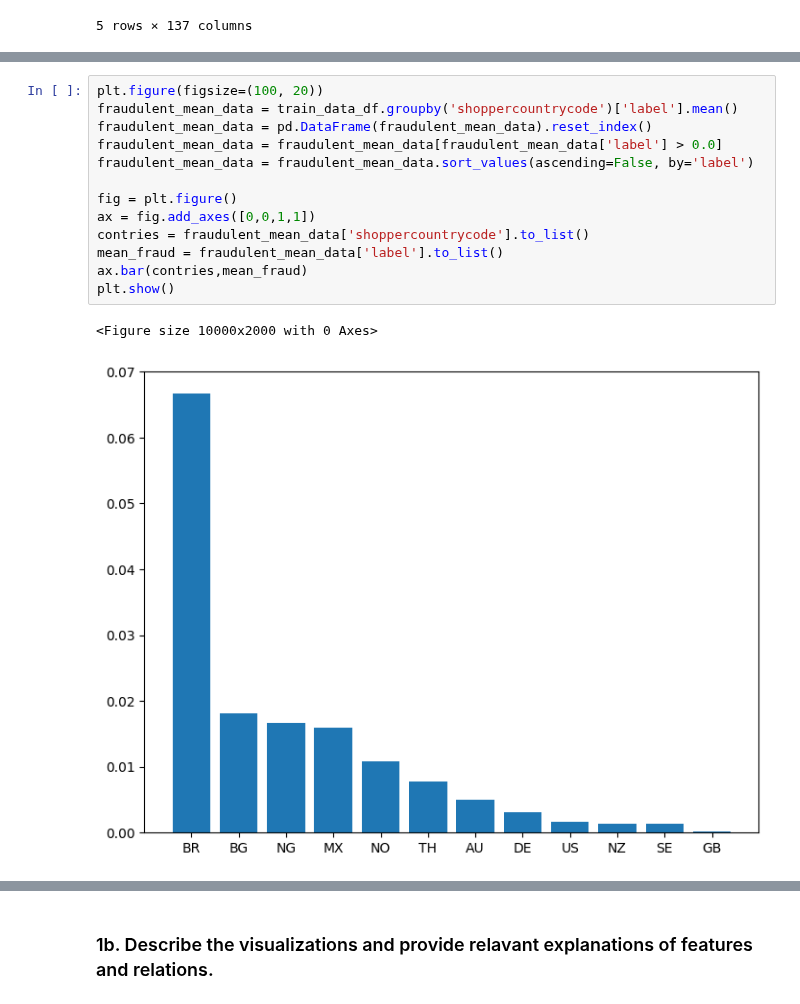
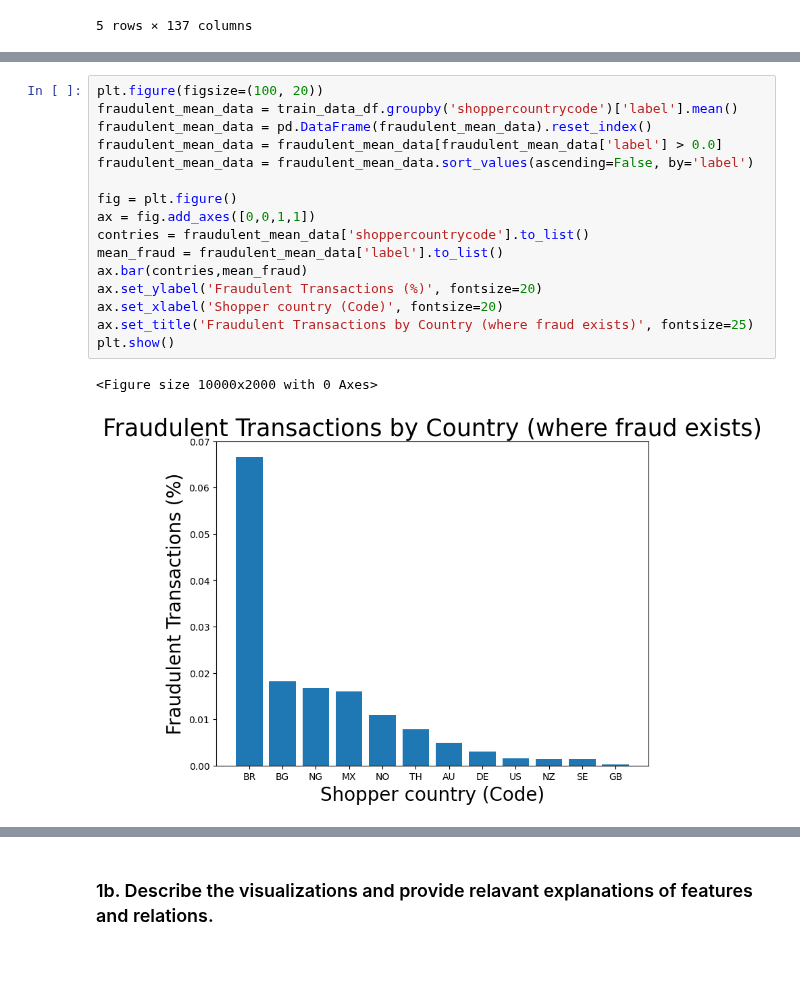
Before and after one commit to kbaran1998/CS4035-cyber-data, a Jupyter notebook: lab1/Lab1.ipynb, the cells around one changed output, grey strips where cells are left out. Cells and saved outputs as stored; diff of their text form; blank space fills up the shorter version.

```diff
--- a/lab1/Lab1.ipynb
+++ b/lab1/Lab1.ipynb
@@ -340,16 +330,19 @@ plt.show()
 # %%
 plt.figure(figsize=(100, 20))
 fraudulent_mean_data = train_data_df.groupby('shoppercountrycode')['label'].mean()
 fraudulent_mean_data = pd.DataFrame(fraudulent_mean_data).reset_index()
 fraudulent_mean_data = fraudulent_mean_data[fraudulent_mean_data['label'] > 0.0]
 fraudulent_mean_data = fraudulent_mean_data.sort_values(ascending=False, by='label')
 
 fig = plt.figure()
 ax = fig.add_axes([0,0,1,1])
 contries = fraudulent_mean_data['shoppercountrycode'].to_list()
 mean_fraud = fraudulent_mean_data['label'].to_list()
 ax.bar(contries,mean_fraud)
+ax.set_ylabel('Fraudulent Transactions (%)', fontsize=20)
+ax.set_xlabel('Shopper country (Code)', fontsize=20)
+ax.set_title('Fraudulent Transactions by Country (where fraud exists)', fontsize=25)
 plt.show()
 # %% [output]
 <Figure size 10000x2000 with 0 Axes>
-[figure, old version]
+[figure, new version]
```
Also changed, not shown: parts of 11 cells of this notebook, 1 other file.
